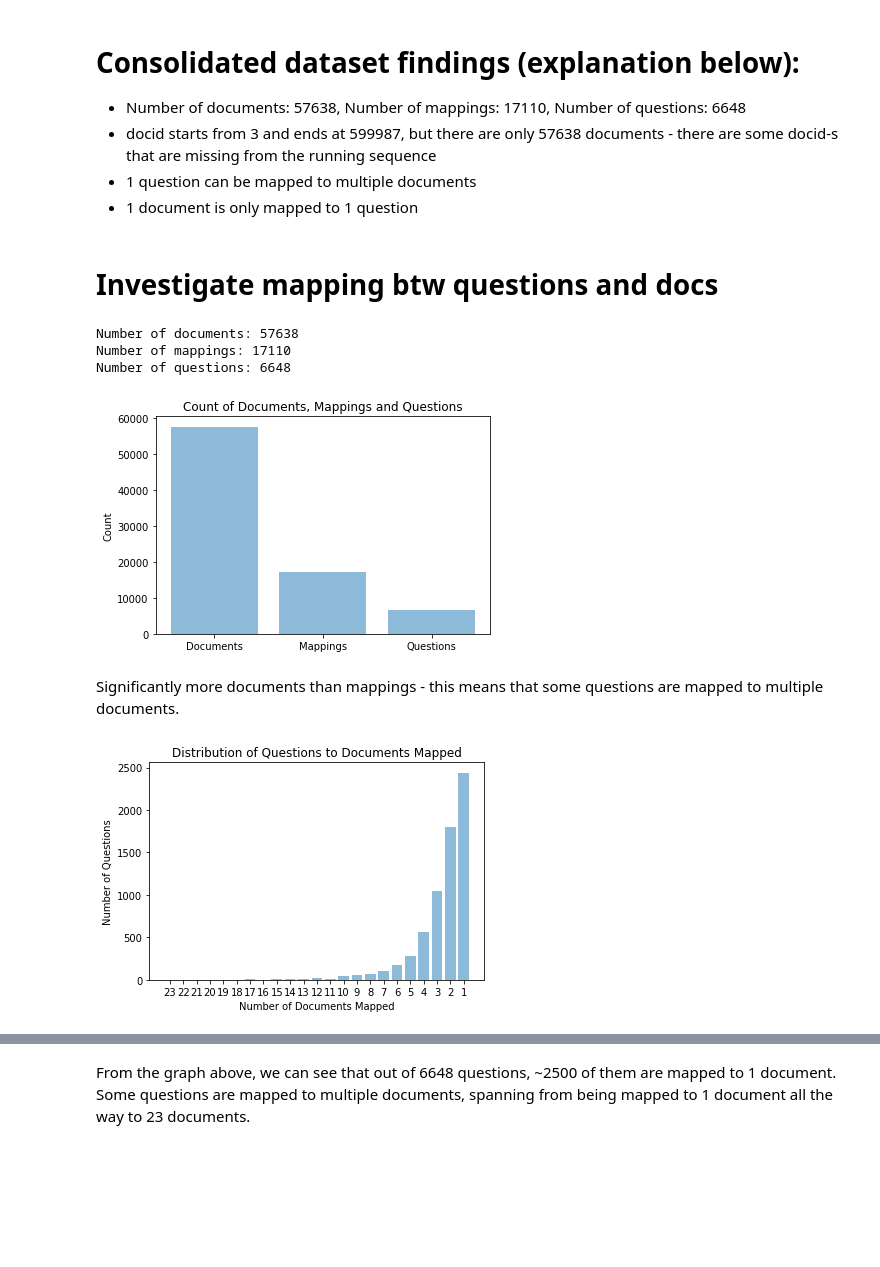
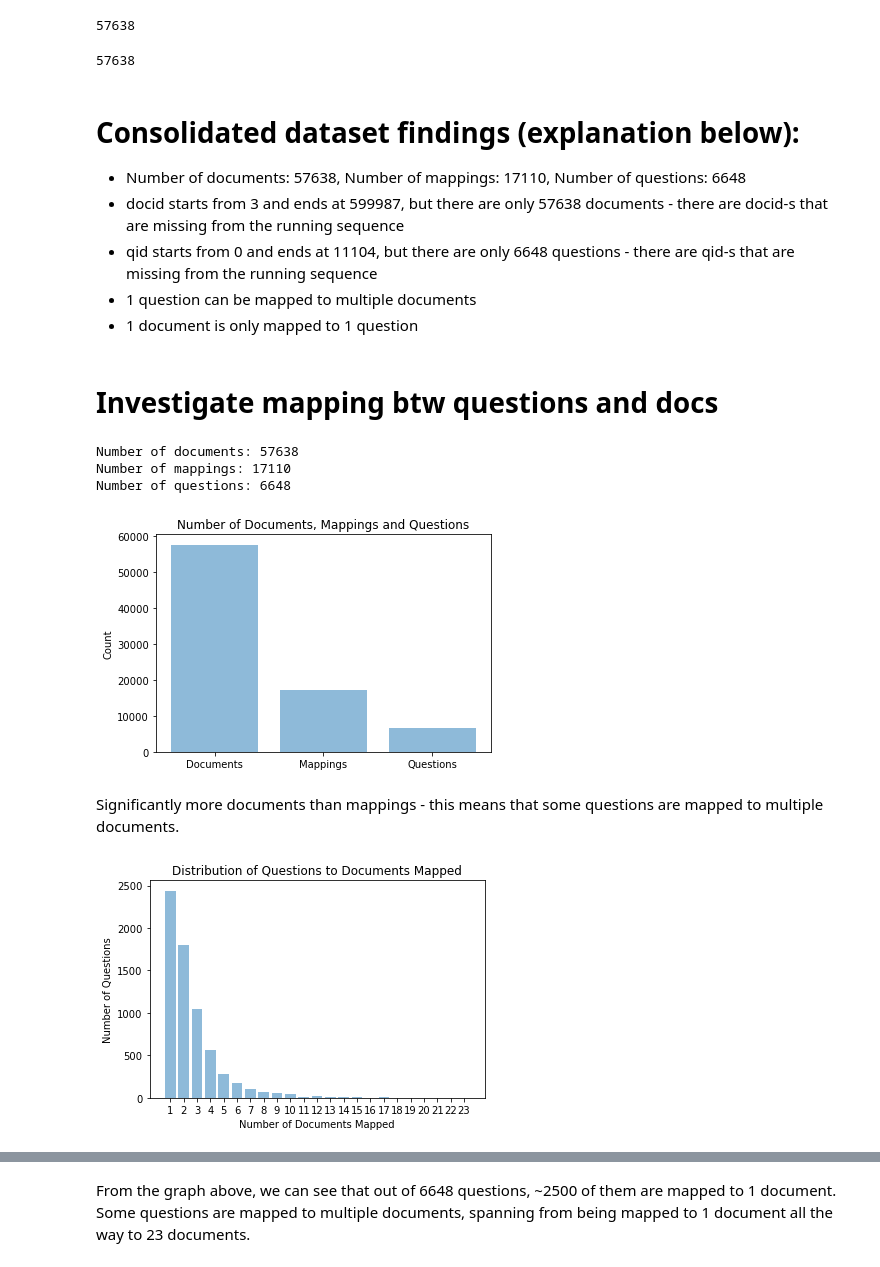
Before and after one commit to y4nrui/ezfinbot, a Jupyter notebook: 1.EDA & Visualization/eda-visualization.ipynb, the cells around one changed output, grey strips where cells are left out. Saved outputs shown, nothing was run; the diff lists cells and outputs as text; code cells hidden in the pictures; blank space fills up the shorter version.

```diff
--- a/1.EDA & Visualization/eda-visualization.ipynb
+++ b/1.EDA & Visualization/eda-visualization.ipynb
@@ -18,7 +62,22 @@ doc_df = pd.read_csv('../0.Datasets/raw/FiQA_train_doc_final.tsv', sep = '\t', i
+# %%
+docid = doc_df['docid'].tolist()
+len(docid)
+# %% [output]
+57638
+# %%
+covered = []
+for i in docid:
+    if i not in covered:
+        covered.append(i)
+
+len(covered)
+# %% [output]
+57638
 # %% [markdown]
 # Consolidated dataset findings (explanation below):
 - Number of documents: 57638, Number of mappings: 17110, Number of questions: 6648
-- docid starts from 3 and ends at 599987, but there are only 57638 documents - there are some docid-s that are missing from the running sequence
+- docid starts from 3 and ends at 599987, but there are only 57638 documents - there are docid-s that are missing from the running sequence
+- qid starts from 0 and ends at 11104, but there are only 6648 questions - there are qid-s that are missing from the running sequence
 - 1 question can be mapped to multiple documents
 - 1 document is only mapped to 1 question
 # %% [markdown]
@@ -36,36 +95,36 @@ performance = [doc_df.shape[0], map_df.shape[0], question_df.shape[0]]
 plt.bar(y_pos, performance, align='center', alpha=0.5)
 plt.xticks(y_pos, objects)
 plt.ylabel('Count')
-plt.title('Count of Documents, Mappings and Questions')
+plt.title('Number of Documents, Mappings and Questions')
 
 plt.show()
 # %% [output]
 Number of documents: 57638
 Number of mappings: 17110
 Number of questions: 6648
-[figure, old version]
+[figure, new version]
 # %% [markdown]
 Significantly more documents than mappings - this means that some questions are mapped to multiple documents.
 # %%
 # Distribution of questions to number of documents mapped
 qn_num_docmaps = {}
 for v in dict(map_df['qid'].value_counts()).values():
     if v not in qn_num_docmaps:
         qn_num_docmaps[v] = 1
     else:
         qn_num_docmaps[v] += 1
 
 
-objects = [k for k in qn_num_docmaps.keys()]
+objects = [k for k in qn_num_docmaps.keys()][::-1]
 y_pos = np.arange(len(objects))
-performance = [v for v in qn_num_docmaps.values()]
+performance = [v for v in qn_num_docmaps.values()][::-1]
 
 plt.bar(y_pos, performance, align='center', alpha=0.5)
 plt.xticks(y_pos, objects)
 plt.ylabel('Number of Questions')
 plt.xlabel('Number of Documents Mapped')
 plt.title('Distribution of Questions to Documents Mapped')
 
 plt.show()
 # %% [output]
-[figure, old version]
+[figure, new version]
```
Also changed, not shown: parts of 14 cells of this notebook.
